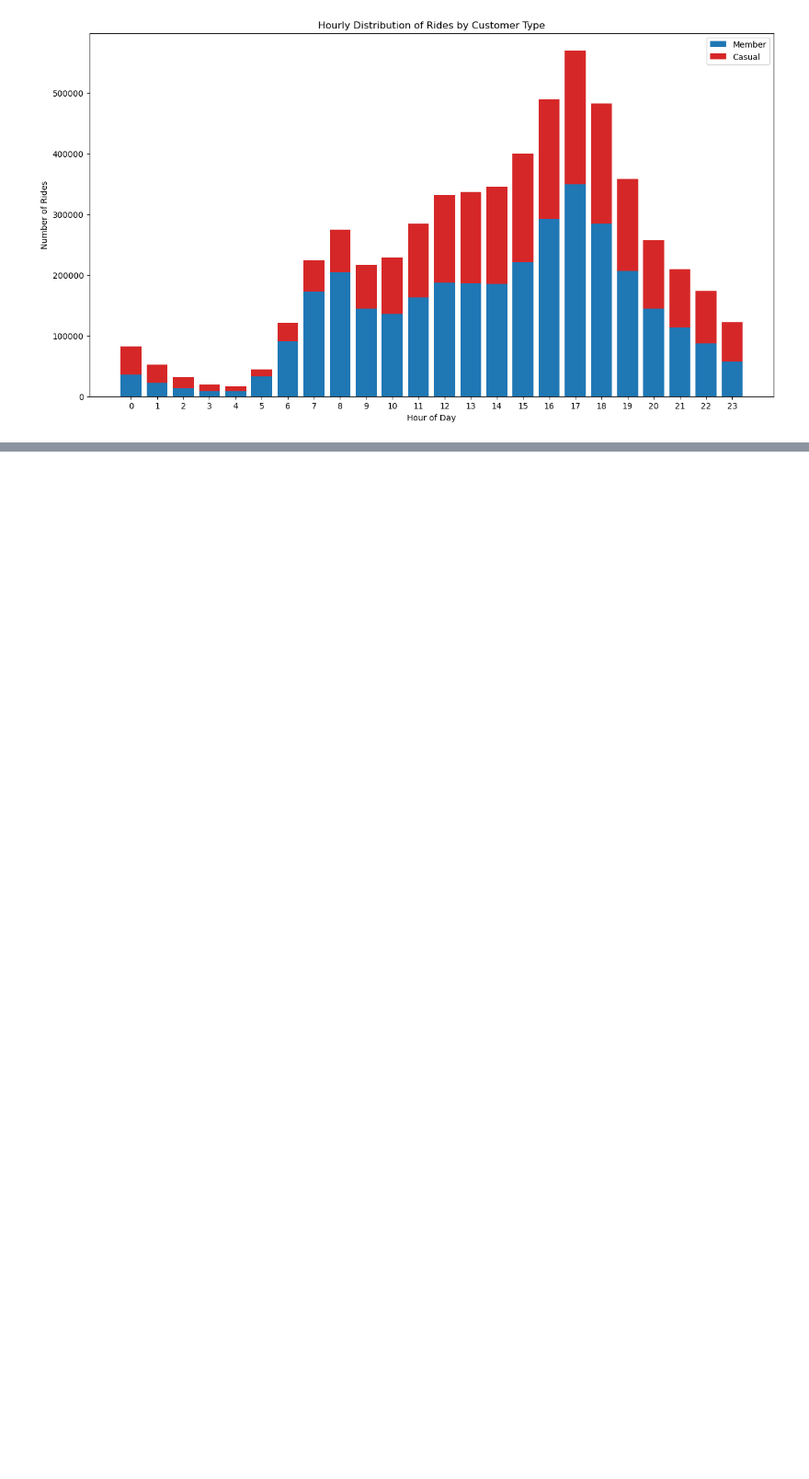
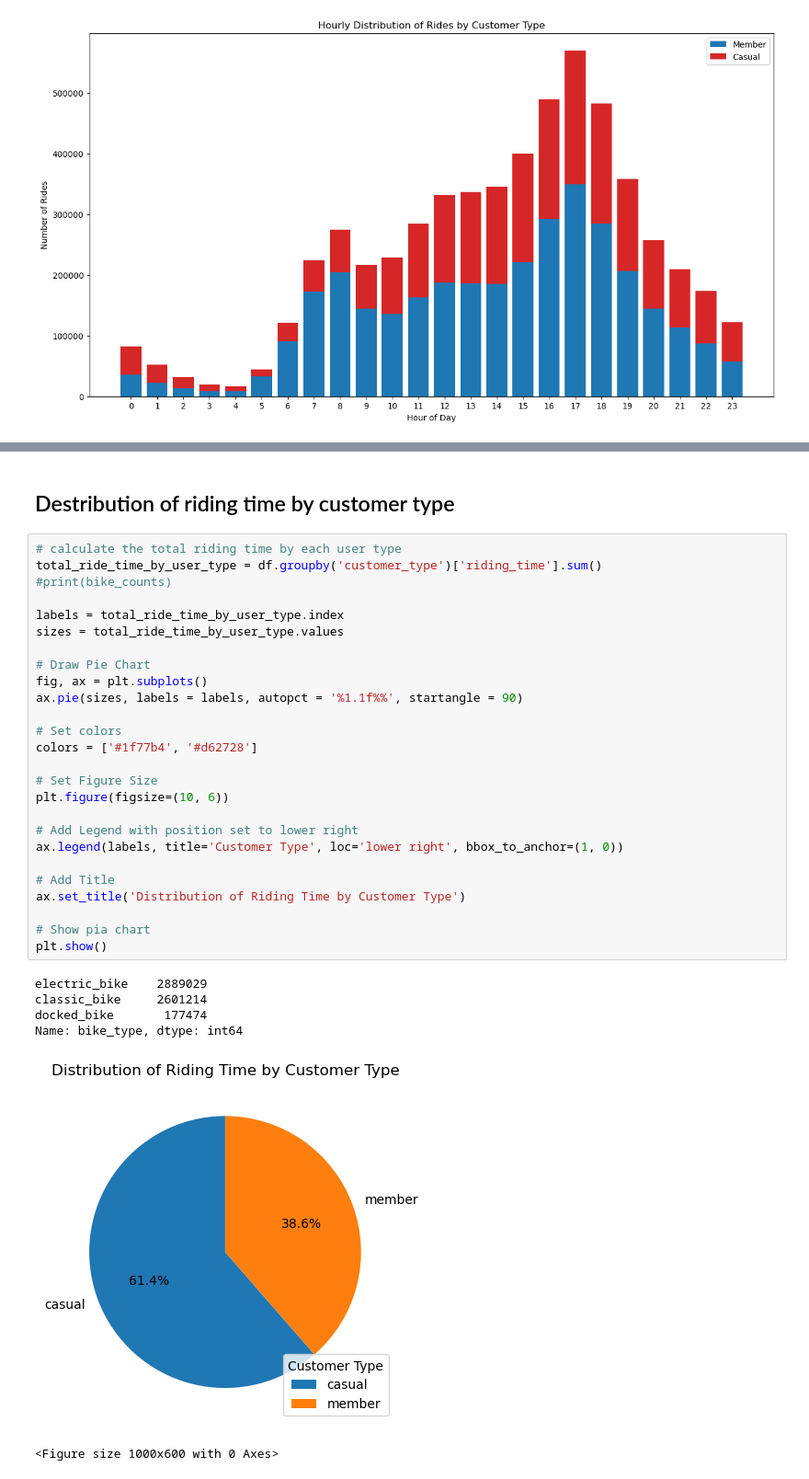
Before and after one commit to steve-yuan-8276/Google-Data-Analytics_Case-Study-1, a Jupyter notebook: Python-Solution/TripData.ipynb, the cells around one changed output, grey strips where cells are left out. Shown at 92% size. Saved outputs shown, nothing was run; the diff lists cells and outputs as text; blank space fills up the shorter version.

```diff
--- a/Python-Solution/TripData.ipynb
+++ b/Python-Solution/TripData.ipynb
@@ -200,0 +314,35 @@ plt.show()
+# %% [markdown]
+## Destribution of riding time by customer type
+# %%
+# calculate the total riding time by each user type
+total_ride_time_by_user_type = df.groupby('customer_type')['riding_time'].sum()
+#print(bike_counts)
+
+labels = total_ride_time_by_user_type.index
+sizes = total_ride_time_by_user_type.values
+
+# Draw Pie Chart
+fig, ax = plt.subplots()
+ax.pie(sizes, labels = labels, autopct = '%1.1f%%', startangle = 90)
+
+# Set colors
+colors = ['#1f77b4', '#d62728']
+
+# Set Figure Size
+plt.figure(figsize=(10, 6))
+
+# Add Legend with position set to lower right
+ax.legend(labels, title='Customer Type', loc='lower right', bbox_to_anchor=(1, 0))
+
+# Add Title
+ax.set_title('Distribution of Riding Time by Customer Type')
+
+# Show pia chart
+plt.show()
+# %% [output]
+electric_bike    2889029
+classic_bike     2601214
+docked_bike       177474
+Name: bike_type, dtype: int64
+[figure, added]
+<Figure size 1000x600 with 0 Axes>
```
Also changed, not shown: parts of 7 cells of this notebook, 2 other files.
